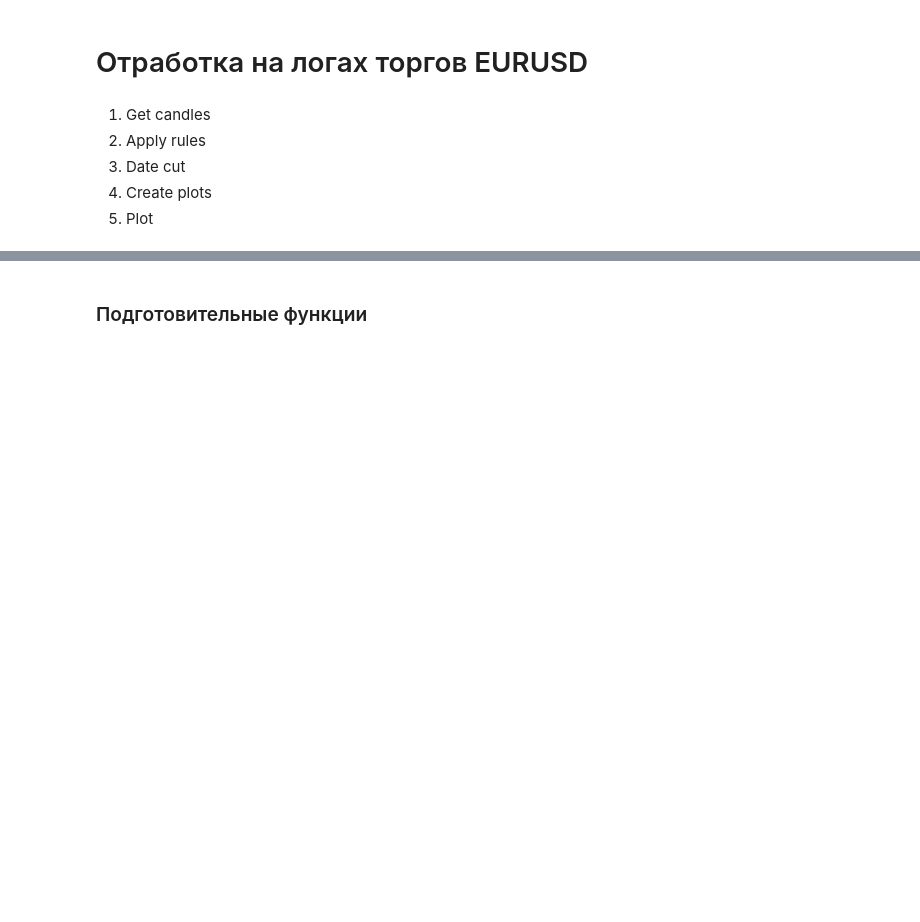
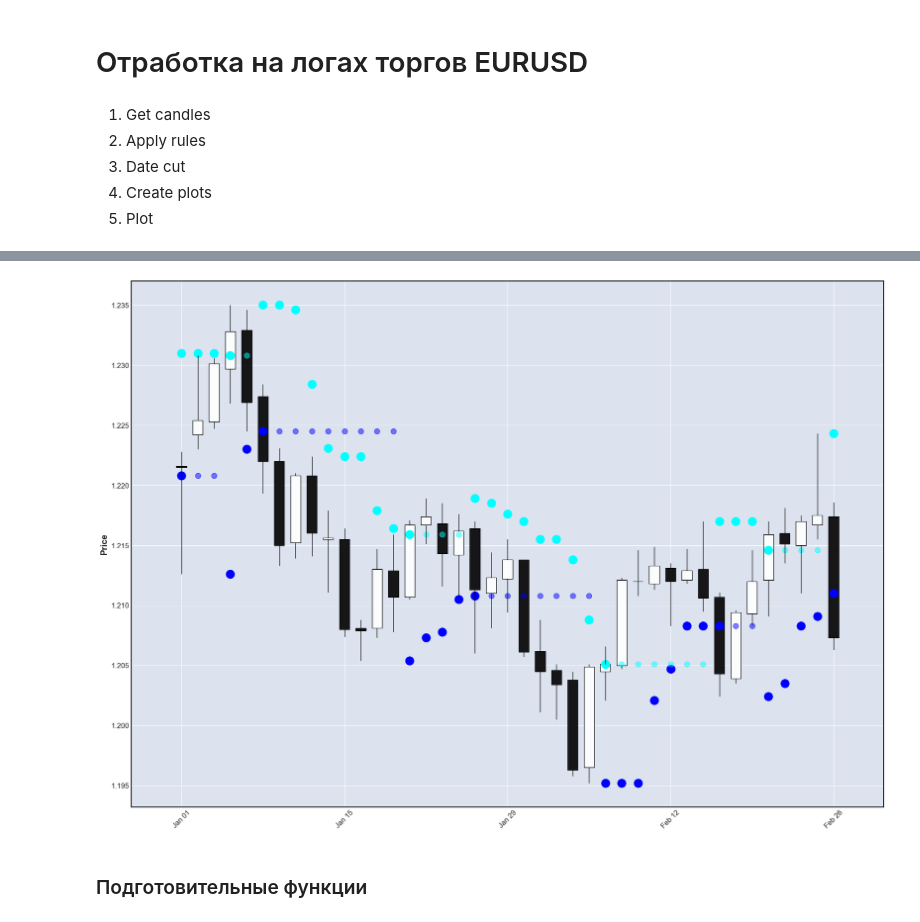
Before and after one commit to snakerzr/time_and_sales_prediction_exploration, a Jupyter notebook: Structural_analysis.ipynb, the cells around one changed output, grey strips where cells are left out. Saved outputs shown, nothing was run; the diff lists cells and outputs as text; code cells hidden in the pictures; blank space fills up the shorter version.

```diff
--- a/Structural_analysis.ipynb
+++ b/Structural_analysis.ipynb
@@ -154,32 +212,0 @@ df_test
-# %%
-def base_structure_actual(df):
-    df = df.copy()
-    base_min_test = df['low'] < df['3_min']
-    df['base_min_test'] = base_min_test
-    df['base_structure_min_actual'] = np.where(base_min_test,df['3_min'],np.nan)
-
-    base_max_test = df['high'] > df['3_max']
-    df['base_max_test'] = base_max_test
-    df['base_structure_max_actual'] = np.where(base_max_test,df['3_max'],np.nan)
-
-
-    freezed = None
-    for index,row in df.iterrows():
-        if freezed == True:
-            if row['base_max_test'] == False:
-                df.loc[index,'test'] = False
-            else:
-                freezed = False
-                df.loc[index,'test'] = True
-        else:
-            if row['base_min_test'] == True:
-                freezed = True
-                df.loc[index,'test'] = True
-            else:
-                df.loc[index,'test'] = True
-
-
-    return df
-
-
-df = test(cols_mixed)
@@ -188,3 +236,17 @@ df = test(cols_mixed)
+# %%
+def base_structure_ffilled(df):
+    """
+    Базовая структрура живет от 3 до 7 дней
+    """
+    df = df.copy()
+    df['base_structure_min_filled'] = df['base_structure_min_actual'].fillna(method='ffill')
+
+    df['base_structure_max_filled'] = df['base_structure_max_actual'].fillna(method='ffill')
+    return df
+
+df = test(cols)
+# %% [output]
+[figure, added]
 # %%
 def base_structure_rule_1(df):
     df = df.copy()
```
Also changed, not shown: parts of 6 cells of this notebook.
